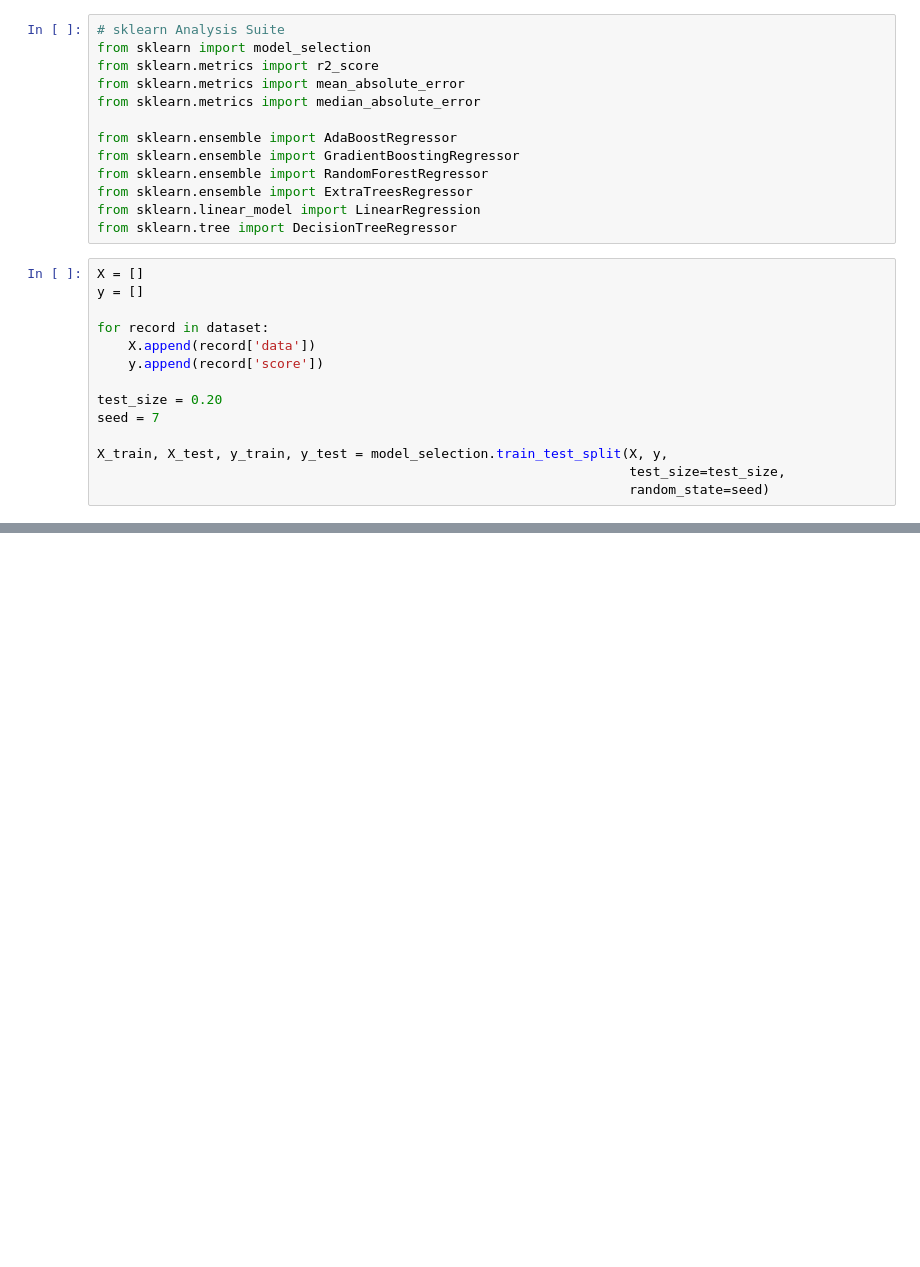
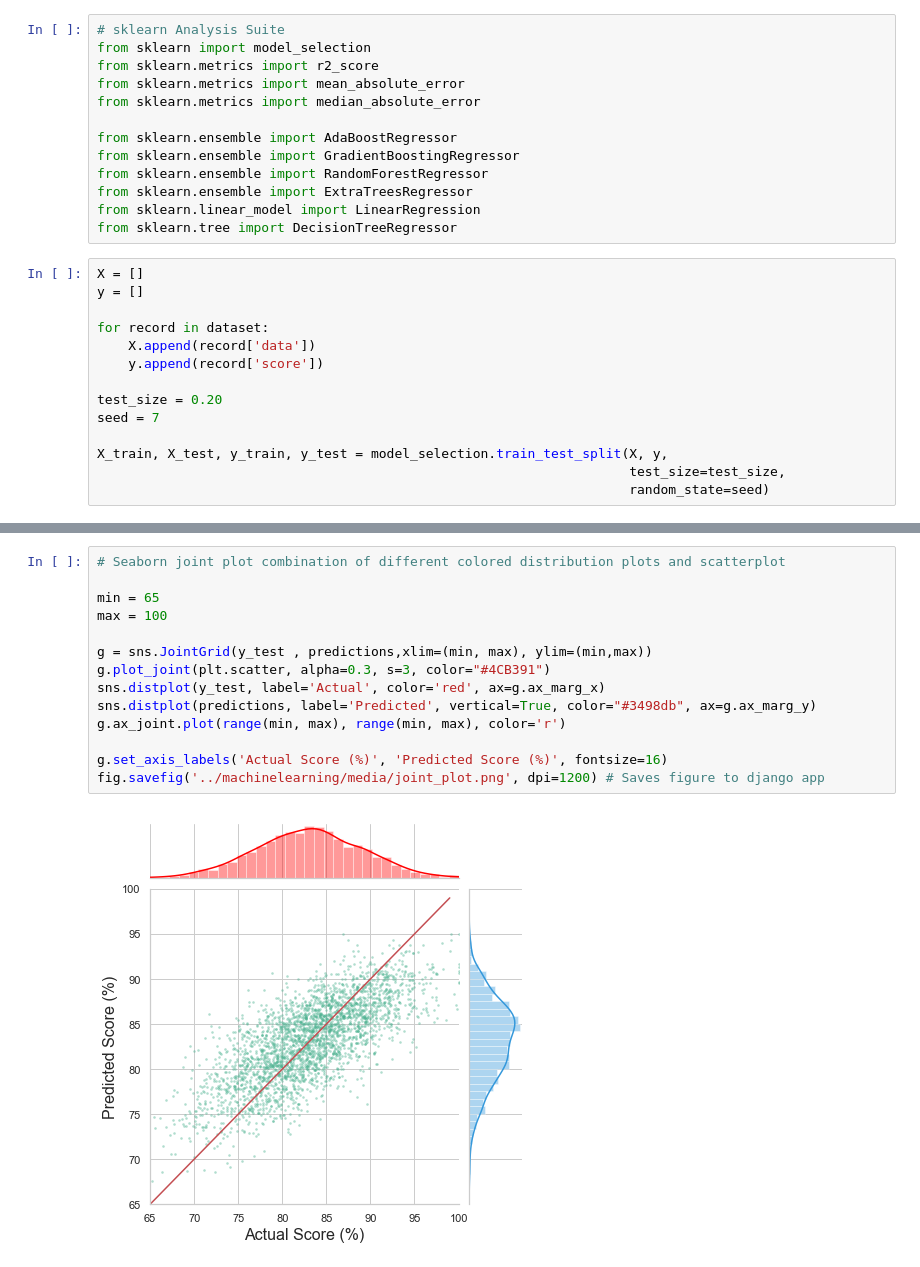
Before and after one commit to blake-enyart/heretolearn_django, a Jupyter notebook: jupyter_notebook/ml-generator.ipynb, the cells around one changed output, grey strips where cells are left out. Saved outputs shown, nothing was run; the diff lists cells and outputs as text; blank space fills up the shorter version.

```diff
--- a/jupyter_notebook/ml-generator.ipynb
+++ b/jupyter_notebook/ml-generator.ipynb
@@ -345,0 +346,16 @@ g.set_axis_labels('Student Test Score', 'Predicted Score', fontsize=16)
+# %%
+# Seaborn joint plot combination of different colored distribution plots and scatterplot
+
+min = 65
+max = 100
+
+g = sns.JointGrid(y_test , predictions,xlim=(min, max), ylim=(min,max))
+g.plot_joint(plt.scatter, alpha=0.3, s=3, color="#4CB391")
+sns.distplot(y_test, label='Actual', color='red', ax=g.ax_marg_x)
+sns.distplot(predictions, label='Predicted', vertical=True, color="#3498db", ax=g.ax_marg_y)
+g.ax_joint.plot(range(min, max), range(min, max), color='r')
+
+g.set_axis_labels('Actual Score (%)', 'Predicted Score (%)', fontsize=16)
+fig.savefig('../machinelearning/media/joint_plot.png', dpi=1200) # Saves figure to django app
+# %% [output]
+[figure, added]
```
Also changed, not shown: parts of 21 cells of this notebook, 5 other files.
